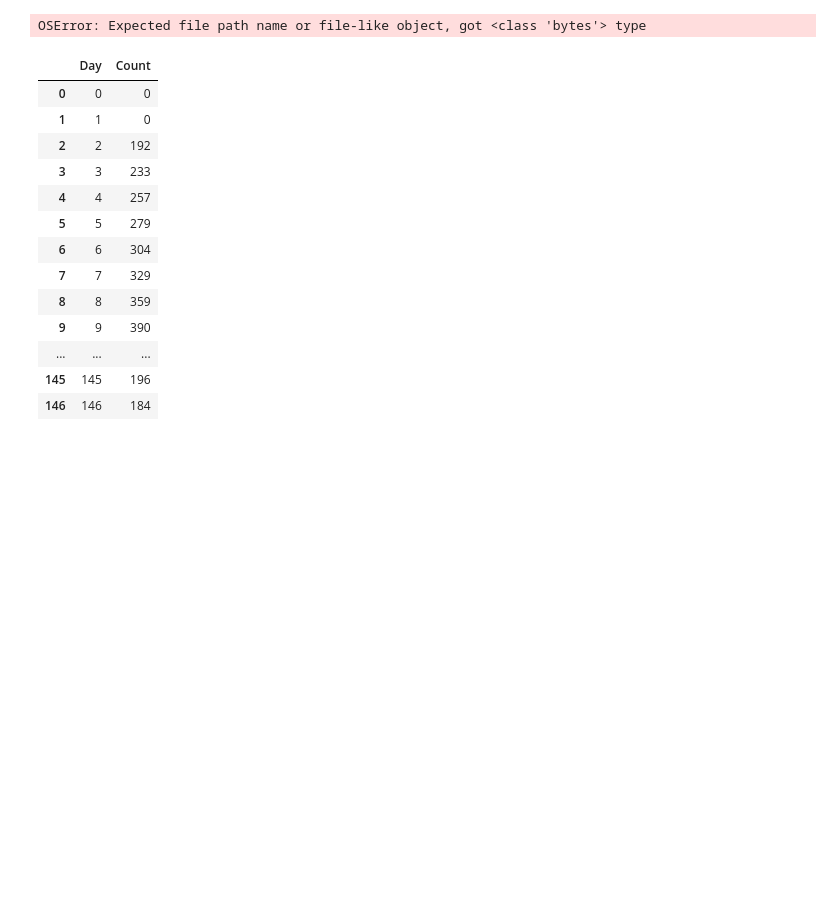
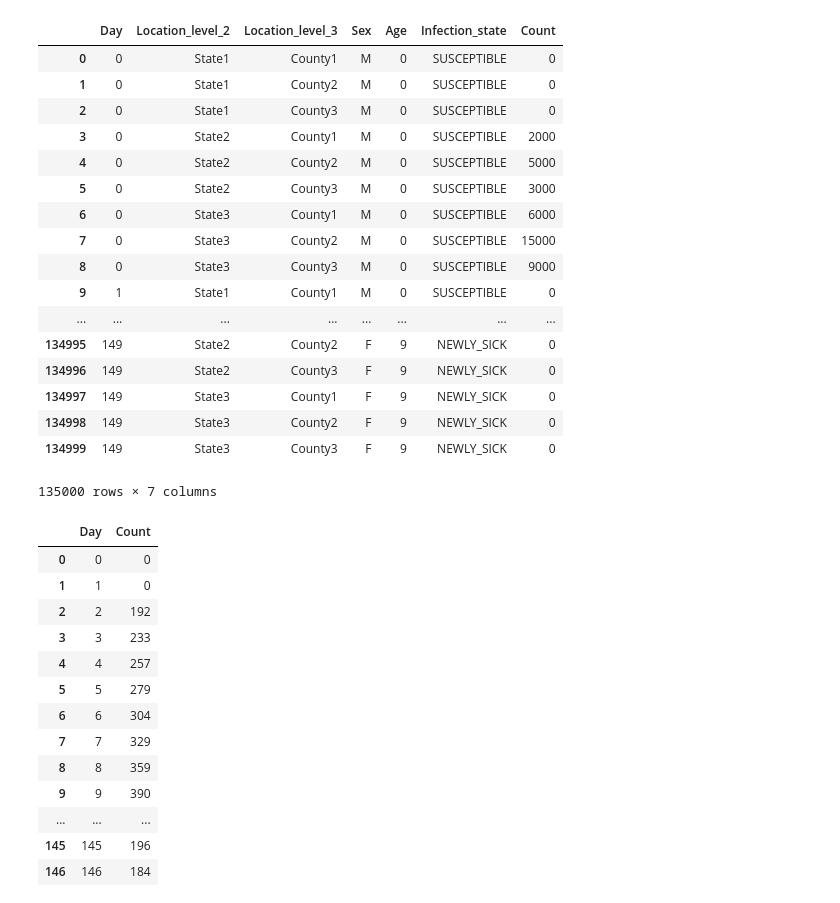
Before and after one commit to ApolloDev/jupyter-notebooks, a Jupyter notebook: demo.ipynb, the cells around one changed output. Cells and saved outputs as stored; diff of their text form; code cells hidden in the pictures; blank space fills up the shorter version.

```diff
--- a/demo.ipynb
+++ b/demo.ipynb
@@ -12,12 +12,31 @@ import pandas as pd
 import tables
 import urllib.request
 # %%
-f = urllib.request.urlopen('http://research.rods.pitt.edu/data.csv')
-file = f.read()
-chartdata = pd.read_csv(file)
+#f = urllib.request.urlopen('http://research.rods.pitt.edu/data.csv')
+#file = f.read()
+#file
+
+chartdata = pd.read_csv('http://research.rods.pitt.edu/data.csv')
 chartdata
 # %% [output]
+|  | Day | Location_level_2 | Location_level_3 | Sex | Age | Infection_state | Count |
+| 0 | 0 | State1 | County1 | M | 0 | SUSCEPTIBLE | 0 |
+| 1 | 0 | State1 | County2 | M | 0 | SUSCEPTIBLE | 0 |
+| 2 | 0 | State1 | County3 | M | 0 | SUSCEPTIBLE | 0 |
+| 3 | 0 | State2 | County1 | M | 0 | SUSCEPTIBLE | 2000 |
+| 4 | 0 | State2 | County2 | M | 0 | SUSCEPTIBLE | 5000 |
+| 5 | 0 | State2 | County3 | M | 0 | SUSCEPTIBLE | 3000 |
+| 6 | 0 | State3 | County1 | M | 0 | SUSCEPTIBLE | 6000 |
+| 7 | 0 | State3 | County2 | M | 0 | SUSCEPTIBLE | 15000 |
+| 8 | 0 | State3 | County3 | M | 0 | SUSCEPTIBLE | 9000 |
+| 9 | 1 | State1 | County1 | M | 0 | SUSCEPTIBLE | 0 |
+| ... | ... | ... | ... | ... | ... | ... | ... |
+| 134995 | 149 | State2 | County2 | F | 9 | NEWLY_SICK | 0 |
+| 134996 | 149 | State2 | County3 | F | 9 | NEWLY_SICK | 0 |
+| 134997 | 149 | State3 | County1 | F | 9 | NEWLY_SICK | 0 |
+| 134998 | 149 | State3 | County2 | F | 9 | NEWLY_SICK | 0 |
+| 134999 | 149 | State3 | County3 | F | 9 | NEWLY_SICK | 0 |
-OSError: Expected file path name or file-like object, got <class 'bytes'> type
+135000 rows × 7 columns
 # %%
 chartdata = chartdata[chartdata['Infection_state'] == 'NEWLY_SICK']
 chartdata = chartdata.groupby(['Day'])['Count'].aggregate(sum)
```
